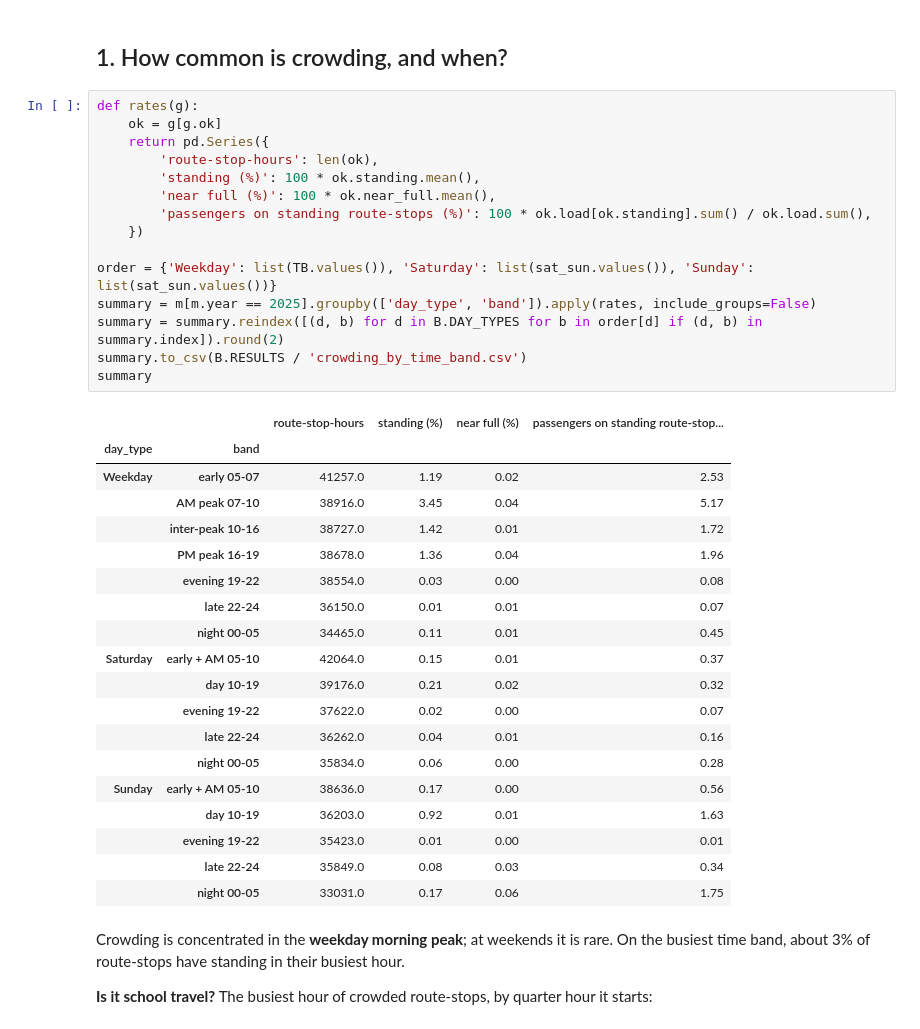
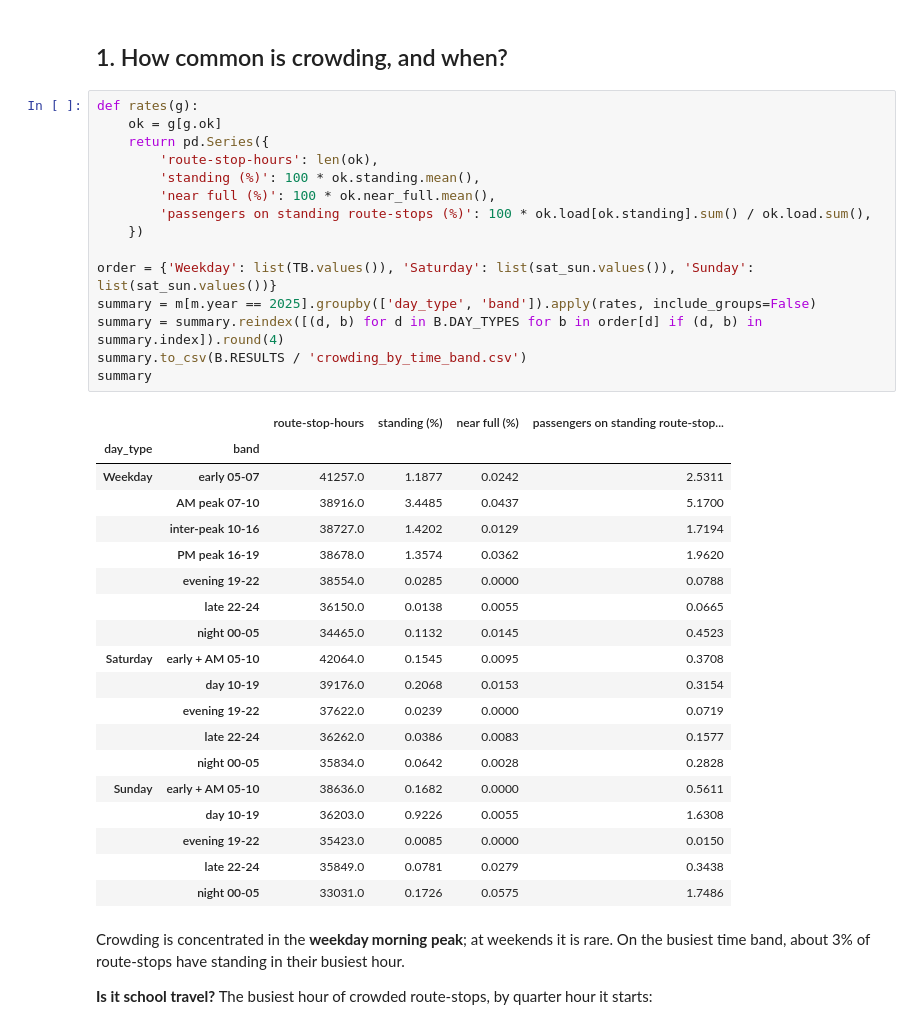
Before and after one commit to AimanxxAnsari/analysis-of-tfl-data, a Jupyter notebook: python-notebooks/bus-crowding.ipynb, the cells around one changed output. Cells and saved outputs as stored; diff of their text form.

```diff
--- a/python-notebooks/bus-crowding.ipynb
+++ b/python-notebooks/bus-crowding.ipynb
@@ -50,38 +50,38 @@ print(f"{len(m):,} route-stop-hours; {100 * (~m.ok).mean():.1f}% below {MIN_CAP}
 # %%
 def rates(g):
     ok = g[g.ok]
     return pd.Series({
         'route-stop-hours': len(ok),
         'standing (%)': 100 * ok.standing.mean(),
         'near full (%)': 100 * ok.near_full.mean(),
         'passengers on standing route-stops (%)': 100 * ok.load[ok.standing].sum() / ok.load.sum(),
     })
 
 order = {'Weekday': list(TB.values()), 'Saturday': list(sat_sun.values()), 'Sunday': list(sat_sun.values())}
 summary = m[m.year == 2025].groupby(['day_type', 'band']).apply(rates, include_groups=False)
-summary = summary.reindex([(d, b) for d in B.DAY_TYPES for b in order[d] if (d, b) in summary.index]).round(2)
+summary = summary.reindex([(d, b) for d in B.DAY_TYPES for b in order[d] if (d, b) in summary.index]).round(4)
 summary.to_csv(B.RESULTS / 'crowding_by_time_band.csv')
 summary
 # %% [output]
 |  |  | route-stop-hours | standing (%) | near full (%) | passengers on standing route-stop... |
 | day_type | band |  |  |  |  |
-| Weekday | early 05-07 | 41257.0 | 1.19 | 0.02 | 2.53 |
-|  | AM peak 07-10 | 38916.0 | 3.45 | 0.04 | 5.17 |
-|  | inter-peak 10-16 | 38727.0 | 1.42 | 0.01 | 1.72 |
-|  | PM peak 16-19 | 38678.0 | 1.36 | 0.04 | 1.96 |
-|  | evening 19-22 | 38554.0 | 0.03 | 0.00 | 0.08 |
-|  | late 22-24 | 36150.0 | 0.01 | 0.01 | 0.07 |
-|  | night 00-05 | 34465.0 | 0.11 | 0.01 | 0.45 |
-| Saturday | early + AM 05-10 | 42064.0 | 0.15 | 0.01 | 0.37 |
-|  | day 10-19 | 39176.0 | 0.21 | 0.02 | 0.32 |
-|  | evening 19-22 | 37622.0 | 0.02 | 0.00 | 0.07 |
-|  | late 22-24 | 36262.0 | 0.04 | 0.01 | 0.16 |
-|  | night 00-05 | 35834.0 | 0.06 | 0.00 | 0.28 |
-| Sunday | early + AM 05-10 | 38636.0 | 0.17 | 0.00 | 0.56 |
-|  | day 10-19 | 36203.0 | 0.92 | 0.01 | 1.63 |
-|  | evening 19-22 | 35423.0 | 0.01 | 0.00 | 0.01 |
-|  | late 22-24 | 35849.0 | 0.08 | 0.03 | 0.34 |
-|  | night 00-05 | 33031.0 | 0.17 | 0.06 | 1.75 |
+| Weekday | early 05-07 | 41257.0 | 1.1877 | 0.0242 | 2.5311 |
+|  | AM peak 07-10 | 38916.0 | 3.4485 | 0.0437 | 5.1700 |
+|  | inter-peak 10-16 | 38727.0 | 1.4202 | 0.0129 | 1.7194 |
+|  | PM peak 16-19 | 38678.0 | 1.3574 | 0.0362 | 1.9620 |
+|  | evening 19-22 | 38554.0 | 0.0285 | 0.0000 | 0.0788 |
+|  | late 22-24 | 36150.0 | 0.0138 | 0.0055 | 0.0665 |
+|  | night 00-05 | 34465.0 | 0.1132 | 0.0145 | 0.4523 |
+| Saturday | early + AM 05-10 | 42064.0 | 0.1545 | 0.0095 | 0.3708 |
+|  | day 10-19 | 39176.0 | 0.2068 | 0.0153 | 0.3154 |
+|  | evening 19-22 | 37622.0 | 0.0239 | 0.0000 | 0.0719 |
+|  | late 22-24 | 36262.0 | 0.0386 | 0.0083 | 0.1577 |
+|  | night 00-05 | 35834.0 | 0.0642 | 0.0028 | 0.2828 |
+| Sunday | early + AM 05-10 | 38636.0 | 0.1682 | 0.0000 | 0.5611 |
+|  | day 10-19 | 36203.0 | 0.9226 | 0.0055 | 1.6308 |
+|  | evening 19-22 | 35423.0 | 0.0085 | 0.0000 | 0.0150 |
+|  | late 22-24 | 35849.0 | 0.0781 | 0.0279 | 0.3438 |
+|  | night 00-05 | 33031.0 | 0.1726 | 0.0575 | 1.7486 |
 # %% [markdown]
 Crowding is concentrated in the **weekday morning peak**; at weekends it is rare. On the busiest
 time band, about 3% of route-stops have standing in their busiest hour.
```
Also changed, not shown: parts of 6 cells of this notebook, 34 other files.
